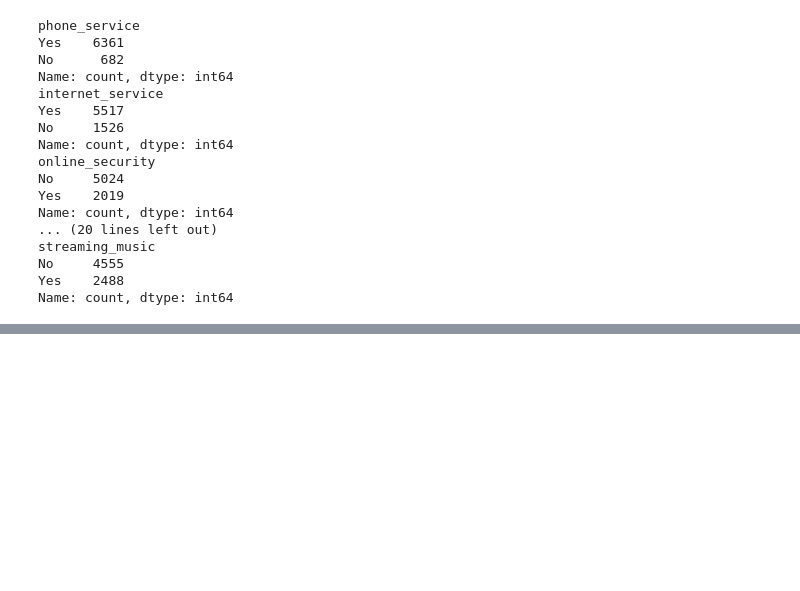
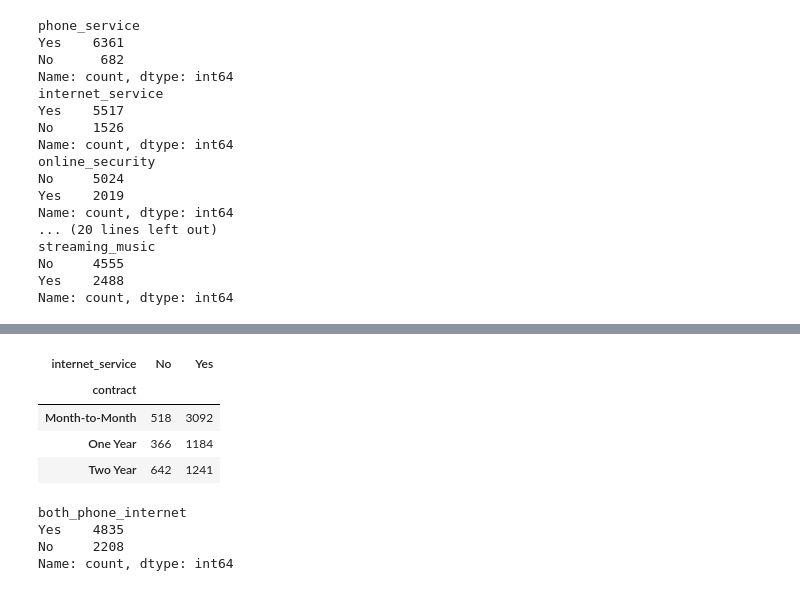
Before and after one commit to Harsh-Tiwadi/Customer-churn, a Jupyter notebook: notebook/EDA.ipynb, the cells around one changed output, grey strips where cells are left out. Saved outputs shown, nothing was run; the diff lists cells and outputs as text; code cells hidden in the pictures; blank space fills up the shorter version.

```diff
--- a/notebook/EDA.ipynb
+++ b/notebook/EDA.ipynb
@@ -378,0 +494,9 @@ Name: count, dtype: int64
+# %%
+contract_internet = pd.crosstab(df.contract, df.internet_service)
+contract_internet
+# %% [output]
+| internet_service | No | Yes |
+| contract |  |  |
+| Month-to-Month | 518 | 3092 |
+| One Year | 366 | 1184 |
+| Two Year | 642 | 1241 |
@@ -378,0 +505,7 @@ Name: count, dtype: int64
+# %%
+df['both_phone_internet'].value_counts()
+# %% [output]
+both_phone_internet
+Yes    4835
+No     2208
+Name: count, dtype: int64
```
Also changed, not shown: parts of 23 cells of this notebook.
